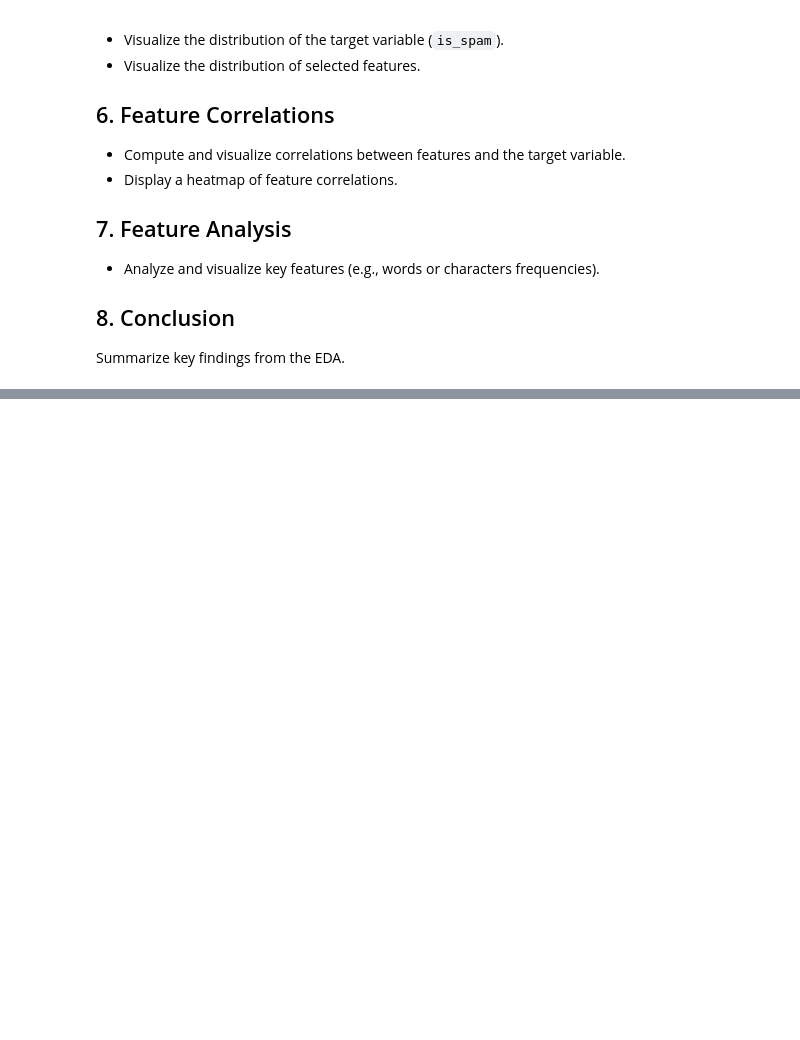
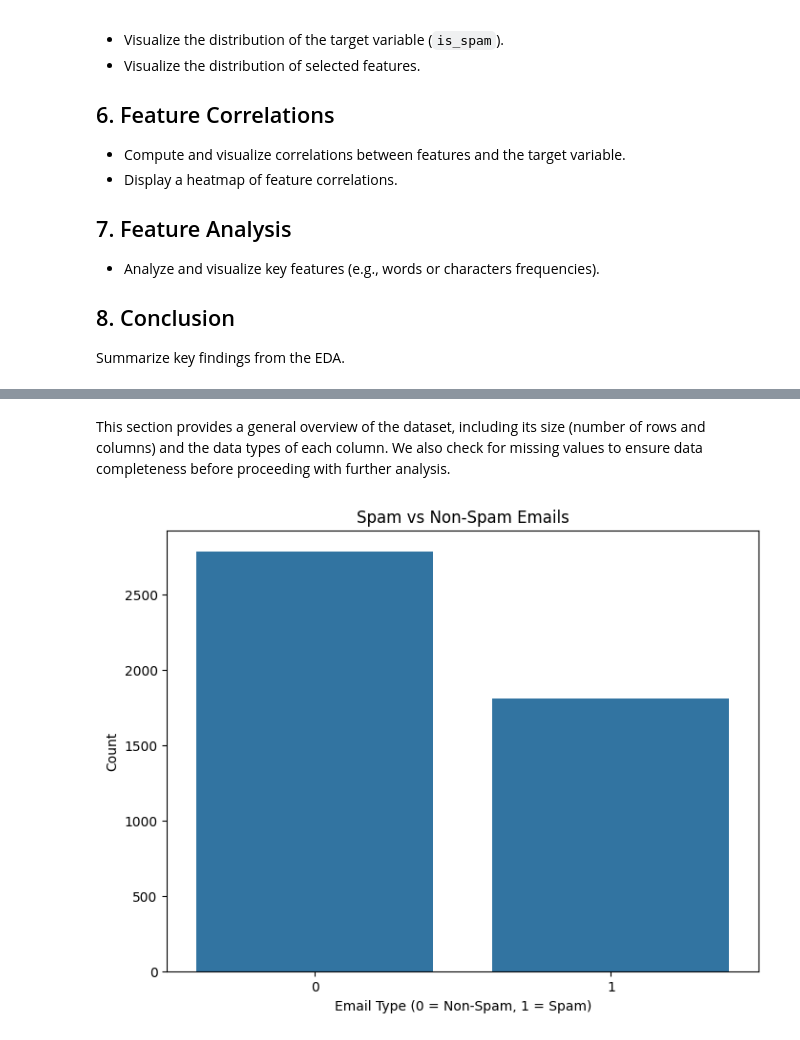
Before and after one commit to touro3/SPAM-OR-NOT, a Jupyter notebook: NOTEBOOKS/exploratory_data_analysis.ipynb, the cells around one changed output, grey strips where cells are left out. Cells and saved outputs as stored; diff of their text form; code cells hidden in the pictures; blank space fills up the shorter version.

```diff
--- a/NOTEBOOKS/exploratory_data_analysis.ipynb
+++ b/NOTEBOOKS/exploratory_data_analysis.ipynb
@@ -188,0 +99,13 @@ Best Score: 0.9518633540372671
+# %% [markdown]
+This section provides a general overview of the dataset, including its size (number of rows and columns) and the data types of each column. We also check for missing values to ensure data completeness before proceeding with further analysis.
+# %%
+# 5. Data Distribution
+# Visualize the distribution of the target variable ('is_spam').
+plt.figure(figsize=(8, 6))
+sns.countplot(x='is_spam', data=df)
+plt.title('Spam vs Non-Spam Emails')
+plt.xlabel('Email Type (0 = Non-Spam, 1 = Spam)')
+plt.ylabel('Count')
+plt.show()
+# %% [output]
+[figure, added]
```
Also changed, not shown: parts of 18 cells of this notebook, 1 other file.
